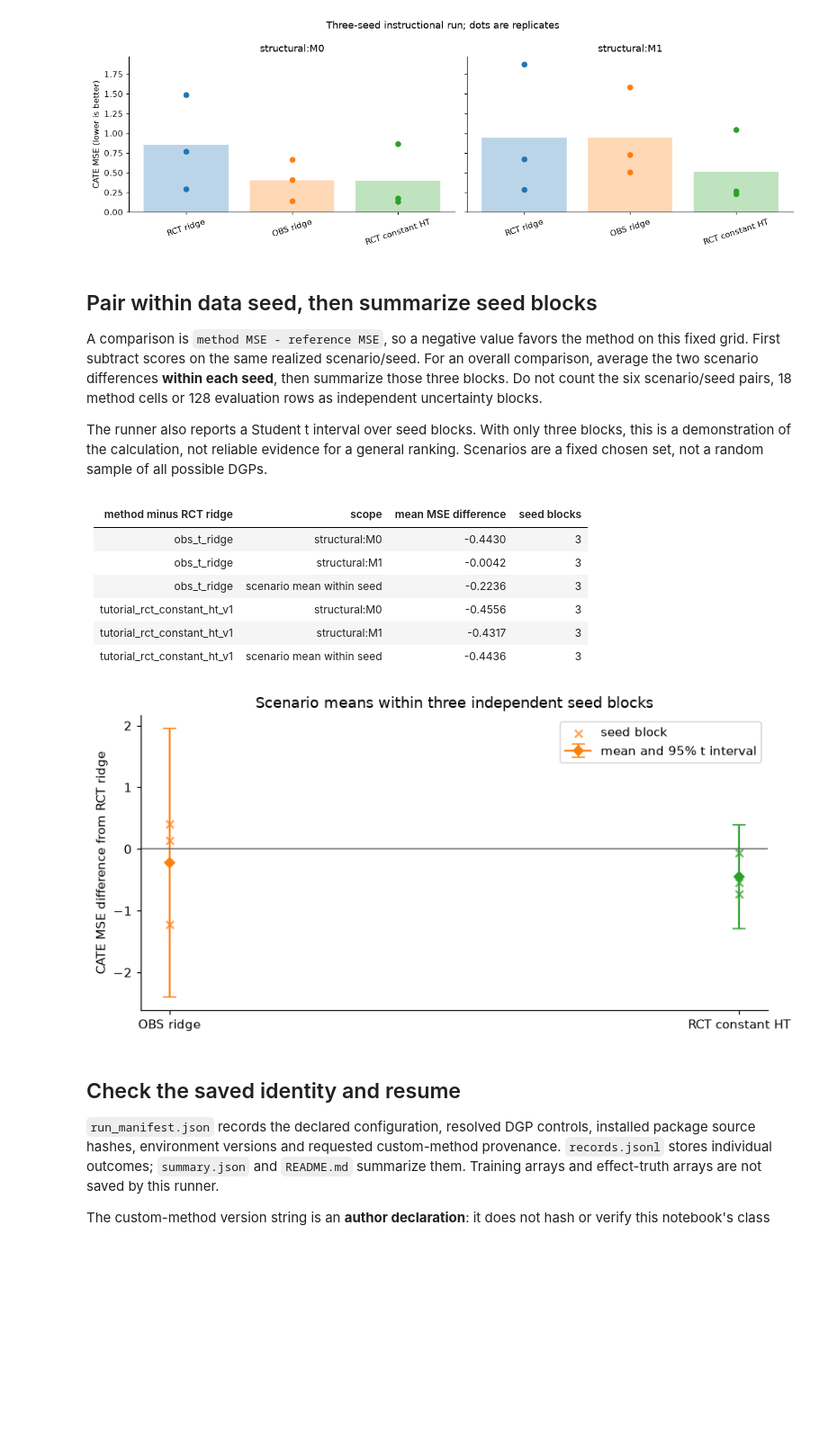
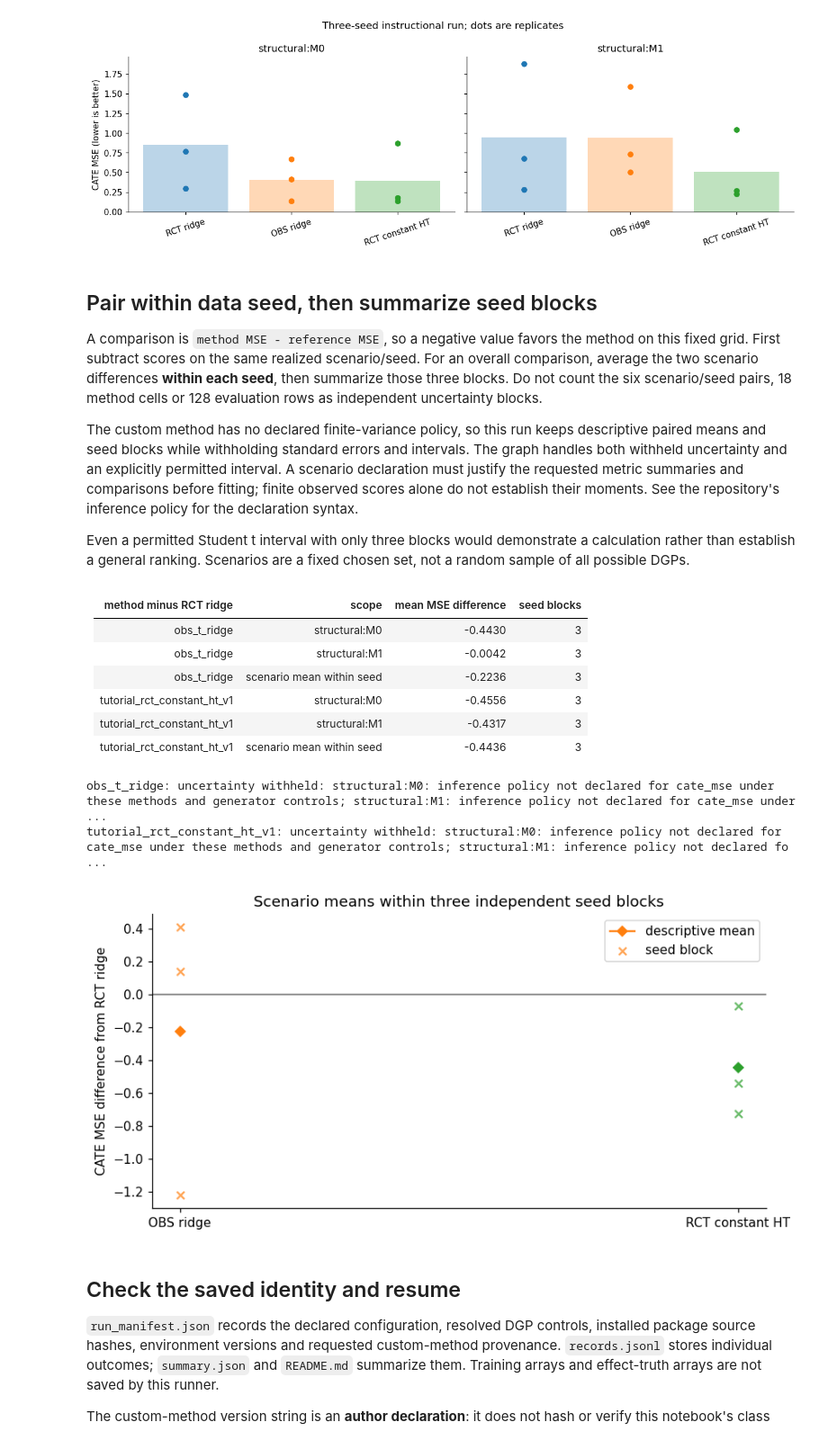
Before and after one commit to snu-causality-lab/obs-rct-benchmark, a Jupyter notebook: notebooks/04_custom_method_and_reproducibility.ipynb, the cells around one changed output. Shown at 90% size. Cells and saved outputs as stored; diff of their text form; code cells hidden in the pictures; blank space fills up the shorter version.

```diff
--- a/notebooks/04_custom_method_and_reproducibility.ipynb
+++ b/notebooks/04_custom_method_and_reproducibility.ipynb
@@ -191,7 +191,9 @@ plt.show()
 
 A comparison is `method MSE - reference MSE`, so a negative value favors the method on this fixed grid. First subtract scores on the same realized scenario/seed. For an overall comparison, average the two scenario differences **within each seed**, then summarize those three blocks. Do not count the six scenario/seed pairs, 18 method cells or 128 evaluation rows as independent uncertainty blocks.
 
-The runner also reports a Student t interval over seed blocks. With only three blocks, this is a demonstration of the calculation, not reliable evidence for a general ranking. Scenarios are a fixed chosen set, not a random sample of all possible DGPs.
+The custom method has no declared finite-variance policy, so this run keeps descriptive paired means and seed blocks while withholding standard errors and intervals. The graph handles both withheld uncertainty and an explicitly permitted interval. A scenario declaration must justify the requested metric summaries and comparisons before fitting; finite observed scores alone do not establish their moments. See the repository's inference policy for the declaration syntax.
+
+Even a permitted Student t interval with only three blocks would demonstrate a calculation rather than establish a general ranking. Scenarios are a fixed chosen set, not a random sample of all possible DGPs.
 # %%
 score = {(row["scenario"], row["seed"], row["method"]): row["metrics"]["cate_mse"]
          for row in records}
@@ -214,39 +216,46 @@ for method in comparison_methods:
         table_rows.append([method, scenario, f"{value['mean']:.4f}",
                            value["n_seed_blocks"]])
     table_rows.append([method, "scenario mean within seed", f"{overall['mean']:.4f}",
                        overall["n_seed_blocks"]])
 show_table(["method minus RCT ridge", "scope", "mean MSE difference", "seed blocks"],
            table_rows)
 
 fig, axis = plt.subplots(figsize=(8, 4))
 for index, method in enumerate(comparison_methods):
     value = summary["paired_comparisons"][method]["overall"]["metrics"]["cate_mse"]
-    lower, upper = value["ci95"]
-    axis.errorbar(index, value["mean"],
-                  yerr=np.array([[value["mean"] - lower], [upper - value["mean"]]]),
-                  color=f"C{index + 1}", marker="D", capsize=5, label="mean and 95% t interval"
-                  if index == 0 else None)
+    if value["ci95"] is None:
+        axis.plot(index, value["mean"], color=f"C{index + 1}", marker="D",
+                  label="descriptive mean" if index == 0 else None)
+        print(f"{method}: uncertainty withheld: {value['withheld_reason']}")
+    else:
+        lower, upper = value["ci95"]
+        axis.errorbar(index, value["mean"],
+                      yerr=np.array([[value["mean"] - lower], [upper - value["mean"]]]),
+                      color=f"C{index + 1}", marker="D", capsize=5,
+                      label="mean and permitted 95% t interval" if index == 0 else None)
     axis.scatter(np.full(len(SEEDS), index), paired_blocks[method],
                  color=f"C{index + 1}", alpha=0.7, marker="x", label="seed block"
                  if index == 0 else None)
 axis.axhline(0, color="0.4", linewidth=1)
 axis.set(xticks=range(len(comparison_methods)),
          xticklabels=["OBS ridge", "RCT constant HT"],
          ylabel="CATE MSE difference from RCT ridge",
          title="Scenario means within three independent seed blocks")
 axis.legend()
 fig.tight_layout()
 plt.show()
 # %% [output]
 | method minus RCT ridge | scope | mean MSE difference | seed blocks |
 | --- | --- | --- | --- |
 | obs_t_ridge | structural:M0 | -0.4430 | 3 |
 | obs_t_ridge | structural:M1 | -0.0042 | 3 |
 | obs_t_ridge | scenario mean within seed | -0.2236 | 3 |
 | tutorial_rct_constant_ht_v1 | structural:M0 | -0.4556 | 3 |
 | tutorial_rct_constant_ht_v1 | structural:M1 | -0.4317 | 3 |
 | tutorial_rct_constant_ht_v1 | scenario mean within seed | -0.4436 | 3 |
+obs_t_ridge: uncertainty withheld: structural:M0: inference policy not declared for cate_mse under these methods and generator controls; structural:M1: inference policy not declared for cate_mse under ...
+tutorial_rct_constant_ht_v1: uncertainty withheld: structural:M0: inference policy not declared for cate_mse under these methods and generator controls; structural:M1: inference policy not declared fo ...
-[figure, old version]
+[figure, new version]
 # %% [markdown]
 ## Check the saved identity and resume
 
```
Also changed, not shown: parts of 1 cell of this notebook, 22 other files.
